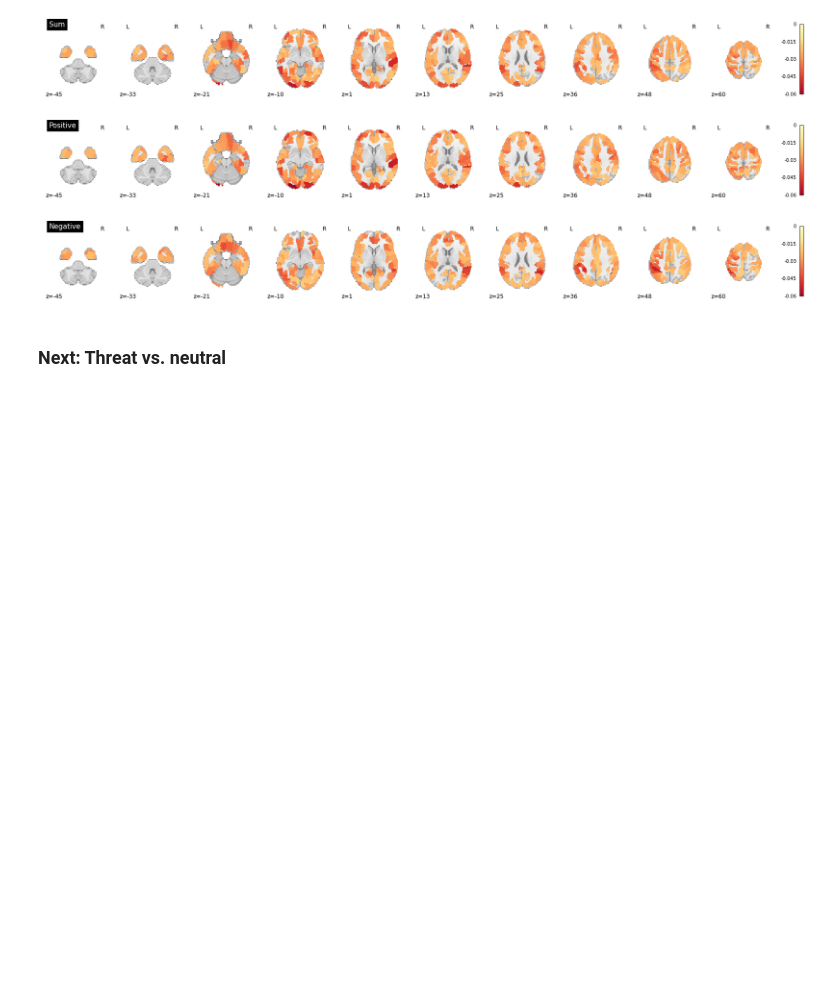
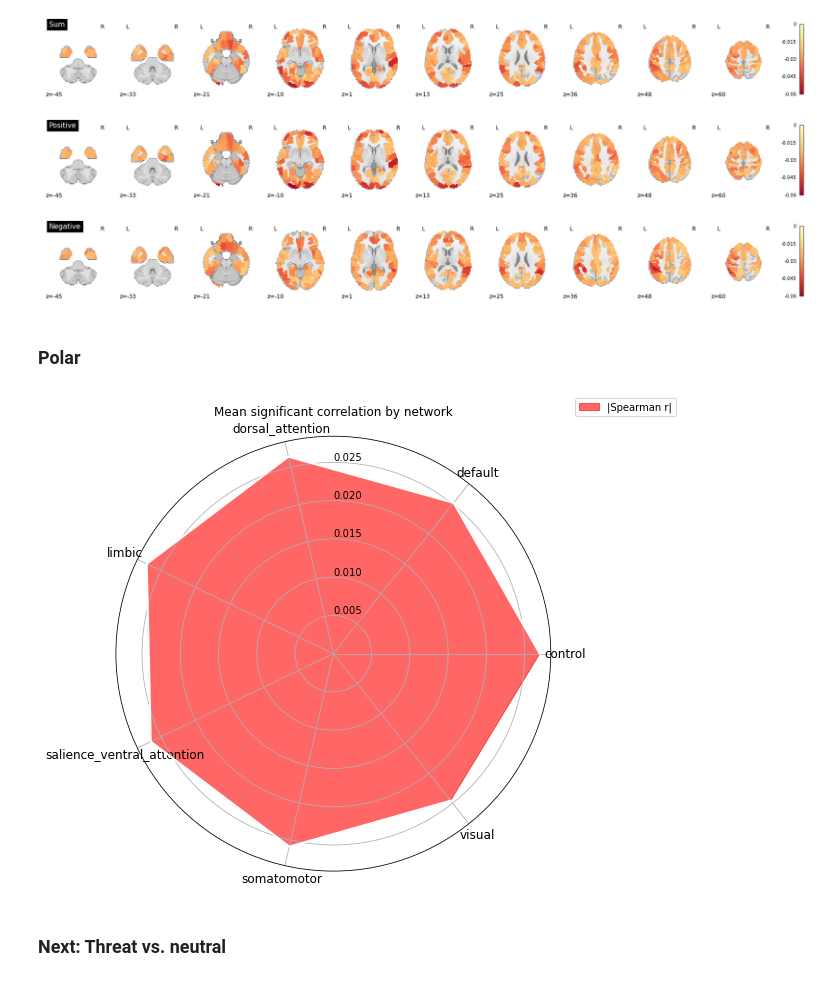
Before and after one commit to christiennedamatac/sps_mfMRI, a Jupyter notebook: inter-subject_representational_similarity.ipynb, the cells around one changed output. Saved outputs shown, nothing was run; the diff lists cells and outputs as text; code cells hidden in the pictures; blank space fills up the shorter version.

```diff
--- a/inter-subject_representational_similarity.ipynb
+++ b/inter-subject_representational_similarity.ipynb
@@ -488,5 +489,60 @@ negative_plot=plot_stat_map(thresholded_brain_data_negative.to_nifti(), display_
 [figure]
 [figure]
 [figure]
+# %% [markdown]
+### Polar
+# %%
+import pandas as pd
+import matplotlib.pyplot as plt
+import numpy as np
+
+# Load the CSV file
+csv_file = 'analysis/inter-subject_representational_similarity_analysis/throughout_movie-viewing/negative_score_isrsa_concat.csv'
+df = pd.read_csv(csv_file)
+
+# Filter rows where p_permuted_fdr_fwe3x2 < 0.05
+filtered_df = df[df['p_permuted_fdr_fwe3x2'] < 0.05]
+
+# Sort the filtered data by the 'network' column
+sorted_df = filtered_df.sort_values(by='network')
+
+# Normalize 'spearman_r' values to be positive
+sorted_df['spearman_r_abs'] = sorted_df['spearman_r'].abs()
+
+# Aggregate the data by network
+aggregated_data = sorted_df.groupby('network')['spearman_r_abs'].mean().reset_index()
+
+# Create a polar plot
+fig = plt.figure(figsize=(8, 8))
+ax = plt.subplot(111, polar=True)
+
+# Calculate the angle for each network
+unique_networks = aggregated_data['network'].unique()
+num_networks = len(unique_networks)
+angles = np.linspace(0, 2 * np.pi, num_networks, endpoint=False)
+
+# Plot the aggregated data points with red fill
+radii = aggregated_data['spearman_r_abs'].tolist()
+
+# Create a white background circle that fills the entire plot
+ax.fill_between(angles, 0, max(radii), color='white', alpha=1)
+
+# Plot the data points with red fill
+ax.fill(angles, radii, color='red', alpha=0.6, label='|Spearman r|')
+
+# Plot white coordinate lines
+ax.plot(angles, radii, linestyle='-', color='white', linewidth=2)
+
+# Customize the plot
+ax.set_xticks(angles)
+ax.set_xticklabels(unique_networks, fontsize=12)
+ax.set_rlabel_position(90)
+ax.legend(loc='upper right', bbox_to_anchor=(1.3, 1.1))
+ax.set_title('Mean significant correlation by network')
+
+# Show the plot
+plt.show()
+# %% [output]
+[figure, added]
 # %% [markdown]
 ### Next: Threat vs. neutral
```
Also changed, not shown: parts of 1 cell of this notebook.
